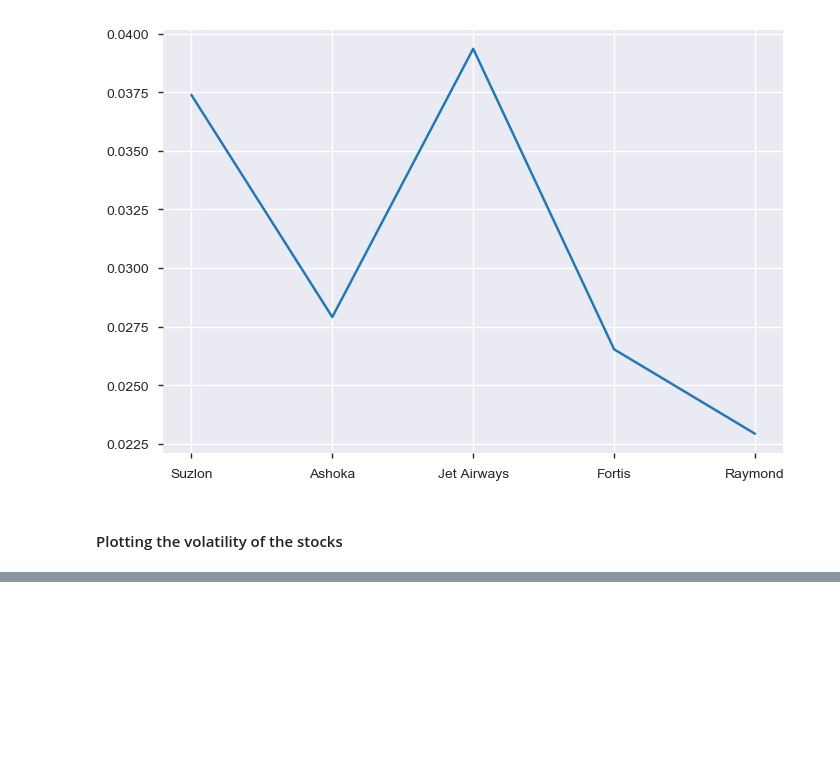
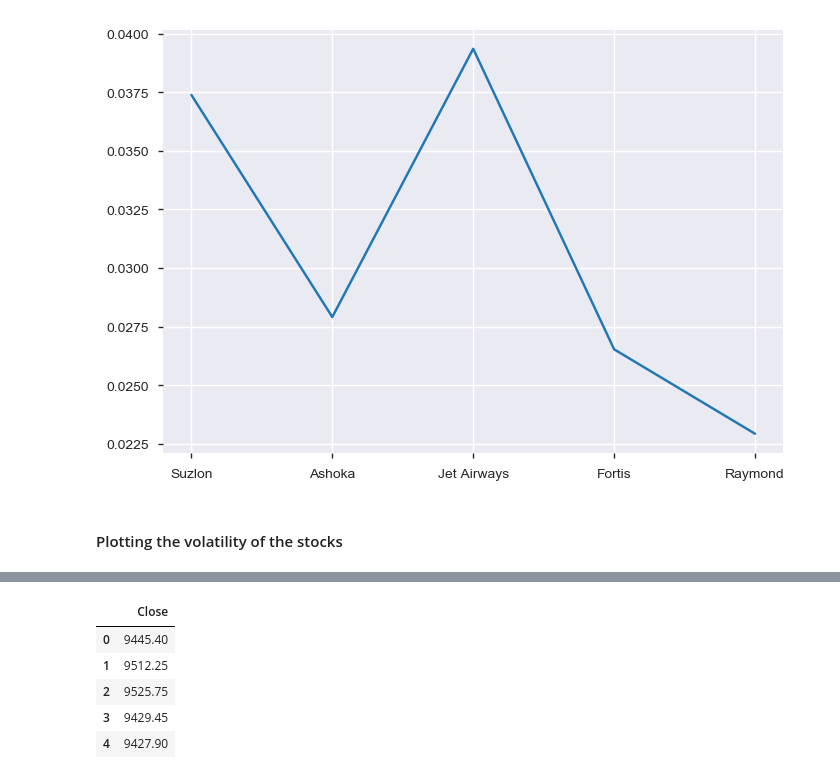
Before and after one commit to atkrish0/securitized-asset-analysis, a Jupyter notebook: 2 - Plotting in Financial Markets.ipynb, the cells around one changed output, grey strips where cells are left out. Cells and saved outputs as stored; diff of their text form; code cells hidden in the pictures; blank space fills up the shorter version.

```diff
--- a/2 - Plotting in Financial Markets.ipynb
+++ b/2 - Plotting in Financial Markets.ipynb
@@ -420,0 +441,9 @@ plt.show()
+# %%
+nifty_closeprice.head()
+# %% [output]
+|  | Close |
+| 0 | 9445.40 |
+| 1 | 9512.25 |
+| 2 | 9525.75 |
+| 3 | 9429.45 |
+| 4 | 9427.90 |
```
Also changed, not shown: parts of 14 cells of this notebook.
